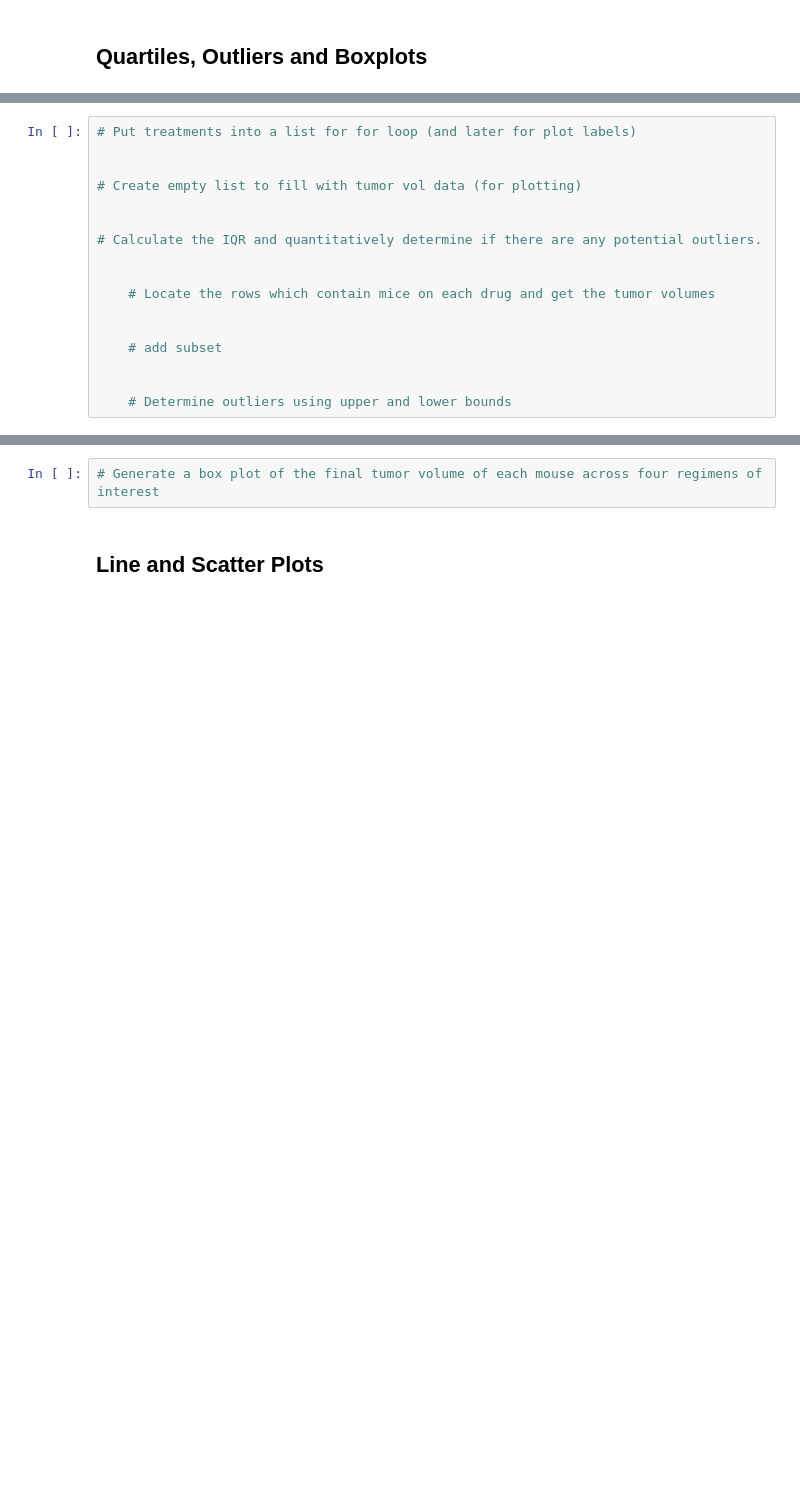
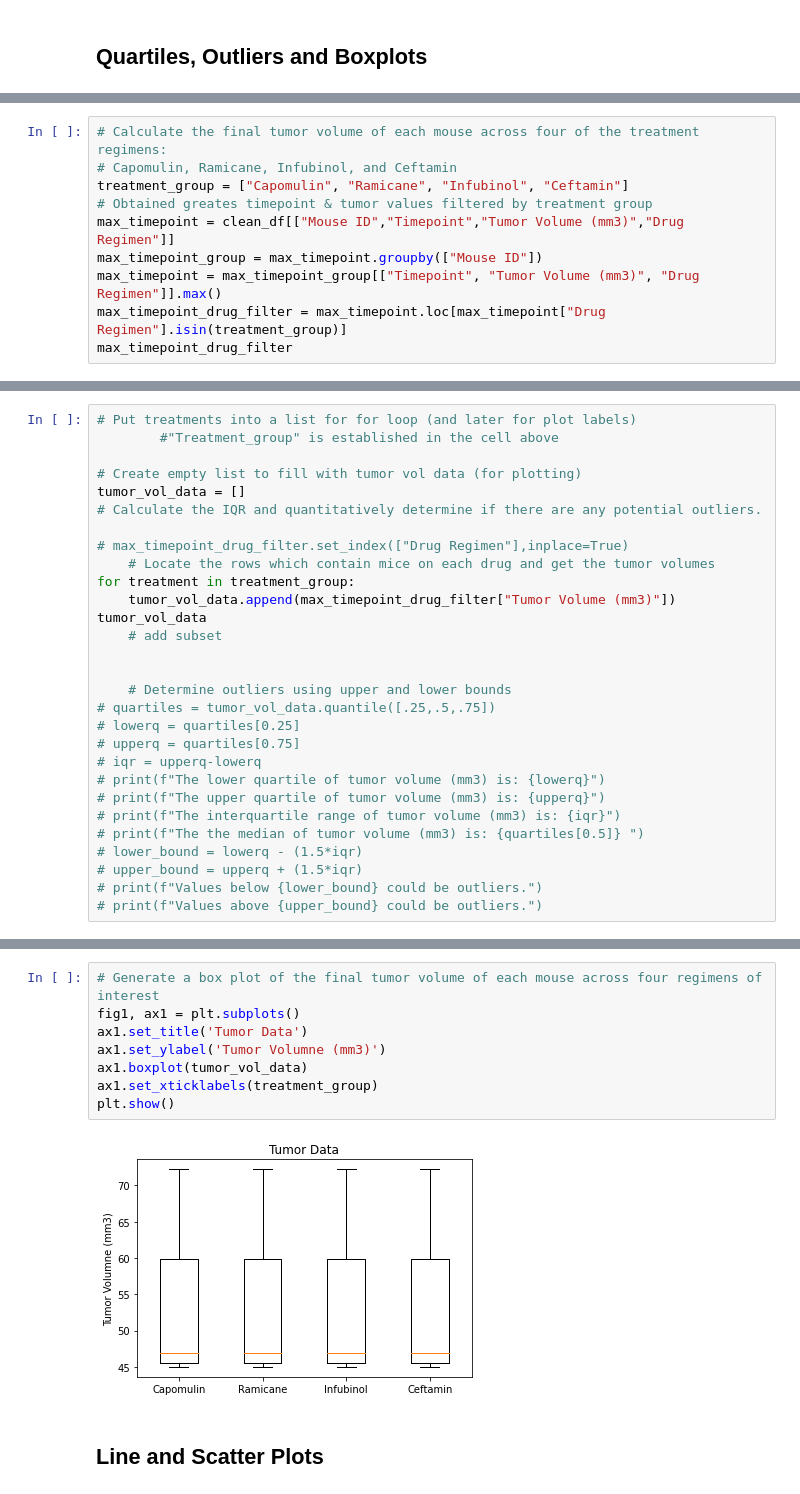
Before and after one commit to njneubauer/Matplotlib-Power-of-Plots, a Jupyter notebook: Pymaceuticals/pymaceuticals_starter.ipynb, the cells around one changed output, grey strips where cells are left out. Cells and saved outputs as stored; diff of their text form; blank space fills up the shorter version.

Commit message:
created line & scatter plots

```diff
--- a/Pymaceuticals/pymaceuticals_starter.ipynb
+++ b/Pymaceuticals/pymaceuticals_starter.ipynb
@@ -202,0 +195,10 @@ plt.show()
+# %%
+# Calculate the final tumor volume of each mouse across four of the treatment regimens:
+# Capomulin, Ramicane, Infubinol, and Ceftamin
+treatment_group = ["Capomulin", "Ramicane", "Infubinol", "Ceftamin"]
+# Obtained greates timepoint & tumor values filtered by treatment group
+max_timepoint = clean_df[["Mouse ID","Timepoint","Tumor Volume (mm3)","Drug Regimen"]]
+max_timepoint_group = max_timepoint.groupby(["Mouse ID"])
+max_timepoint = max_timepoint_group[["Timepoint", "Tumor Volume (mm3)", "Drug Regimen"]].max()
+max_timepoint_drug_filter = max_timepoint.loc[max_timepoint["Drug Regimen"].isin(treatment_group)]
+max_timepoint_drug_filter
@@ -203,17 +220,29 @@ plt.show()
 # %%
 # Put treatments into a list for for loop (and later for plot labels)
-
+        #"Treatment_group" is established in the cell above
 
 # Create empty list to fill with tumor vol data (for plotting)
-
-
+tumor_vol_data = []
 # Calculate the IQR and quantitatively determine if there are any potential outliers.
 
-
+# max_timepoint_drug_filter.set_index(["Drug Regimen"],inplace=True)
     # Locate the rows which contain mice on each drug and get the tumor volumes
-
-
+for treatment in treatment_group:
+    tumor_vol_data.append(max_timepoint_drug_filter["Tumor Volume (mm3)"])
+tumor_vol_data
     # add subset
 
 
     # Determine outliers using upper and lower bounds
+# quartiles = tumor_vol_data.quantile([.25,.5,.75])
+# lowerq = quartiles[0.25]
+# upperq = quartiles[0.75]
+# iqr = upperq-lowerq
+# print(f"The lower quartile of tumor volume (mm3) is: {lowerq}")
+# print(f"The upper quartile of tumor volume (mm3) is: {upperq}")
+# print(f"The interquartile range of tumor volume (mm3) is: {iqr}")
+# print(f"The the median of tumor volume (mm3) is: {quartiles[0.5]} ")
+# lower_bound = lowerq - (1.5*iqr)
+# upper_bound = upperq + (1.5*iqr)
+# print(f"Values below {lower_bound} could be outliers.")
+# print(f"Values above {upper_bound} could be outliers.")
@@ -220,4 +267,12 @@ plt.show()
 # %%
 # Generate a box plot of the final tumor volume of each mouse across four regimens of interest
+fig1, ax1 = plt.subplots()
+ax1.set_title('Tumor Data')
+ax1.set_ylabel('Tumor Volumne (mm3)')
+ax1.boxplot(tumor_vol_data)
+ax1.set_xticklabels(treatment_group)
+plt.show()
+# %% [output]
+[figure, added]
 # %% [markdown]
 ## Line and Scatter Plots
```
Also changed, not shown: parts of 7 cells of this notebook.
